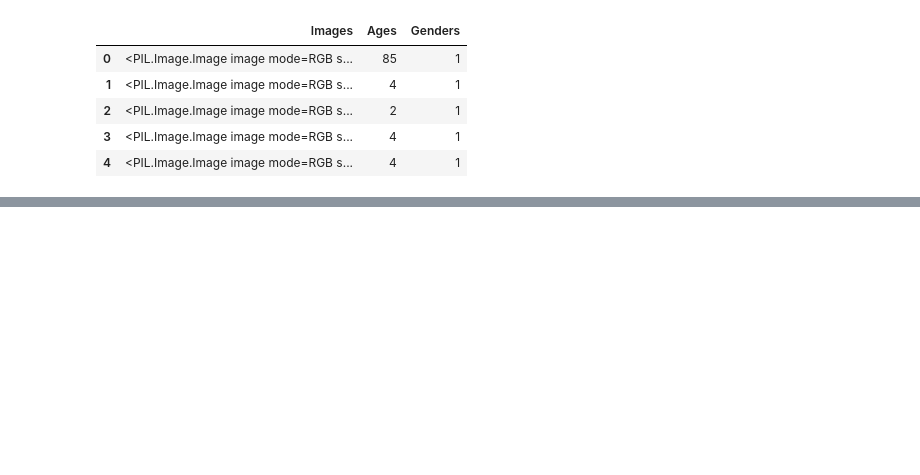
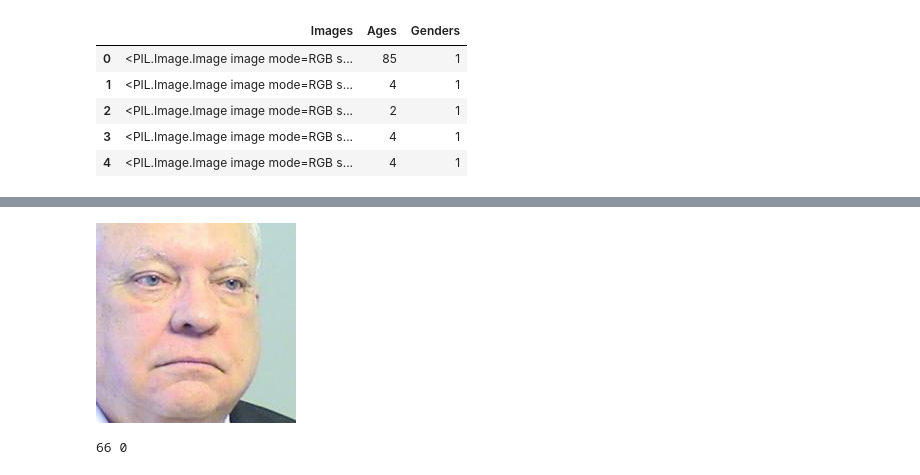
Before and after one commit to jayshivankar/Face-Analysis, a Jupyter notebook: Models/age_prediction.ipynb, the cells around one changed output, grey strips where cells are left out. Saved outputs shown, nothing was run; the diff lists cells and outputs as text; code cells hidden in the pictures; blank space fills up the shorter version.

```diff
--- a/Models/age_prediction.ipynb
+++ b/Models/age_prediction.ipynb
@@ -54,0 +68,6 @@ df.head()
+# %%
+display(df['Images'][7000])
+print(df['Ages'][7000], df['Genders'][7000])
+# %% [output]
+[figure, added]
+66 0
```
Also changed, not shown: parts of 6 cells of this notebook.
